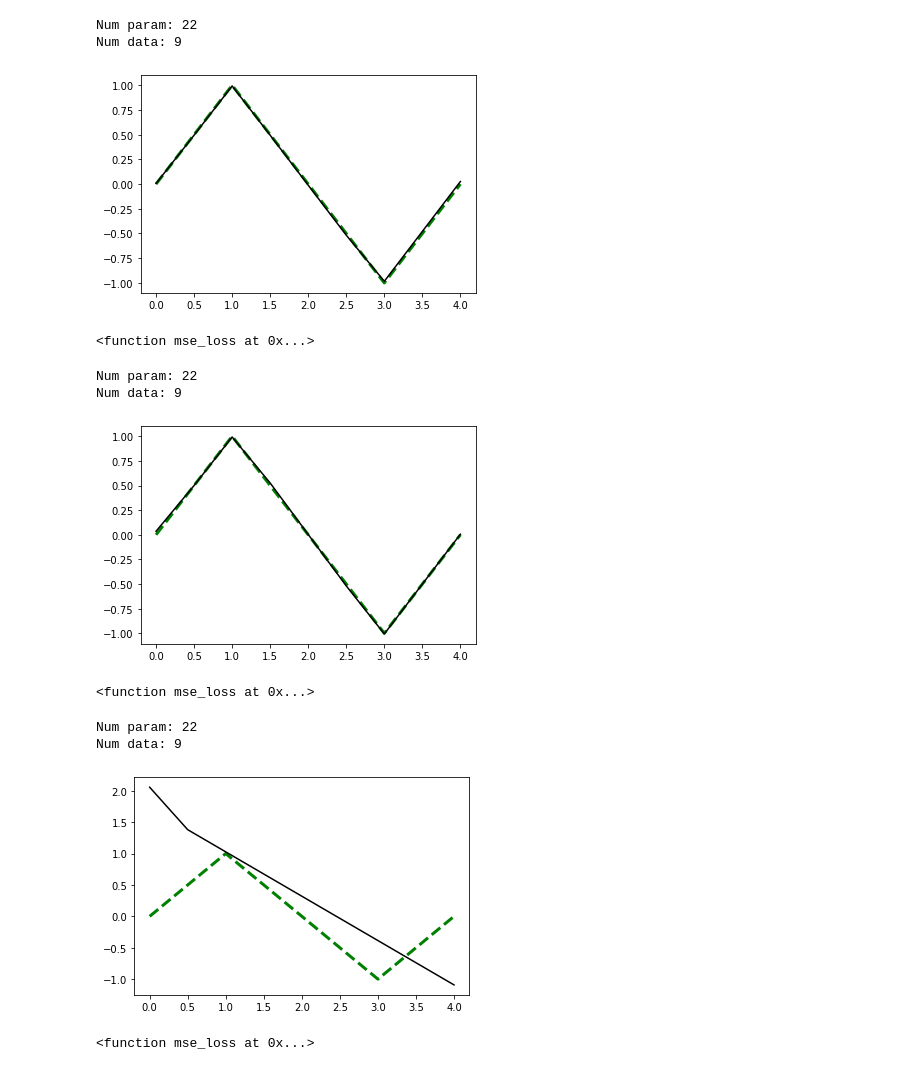
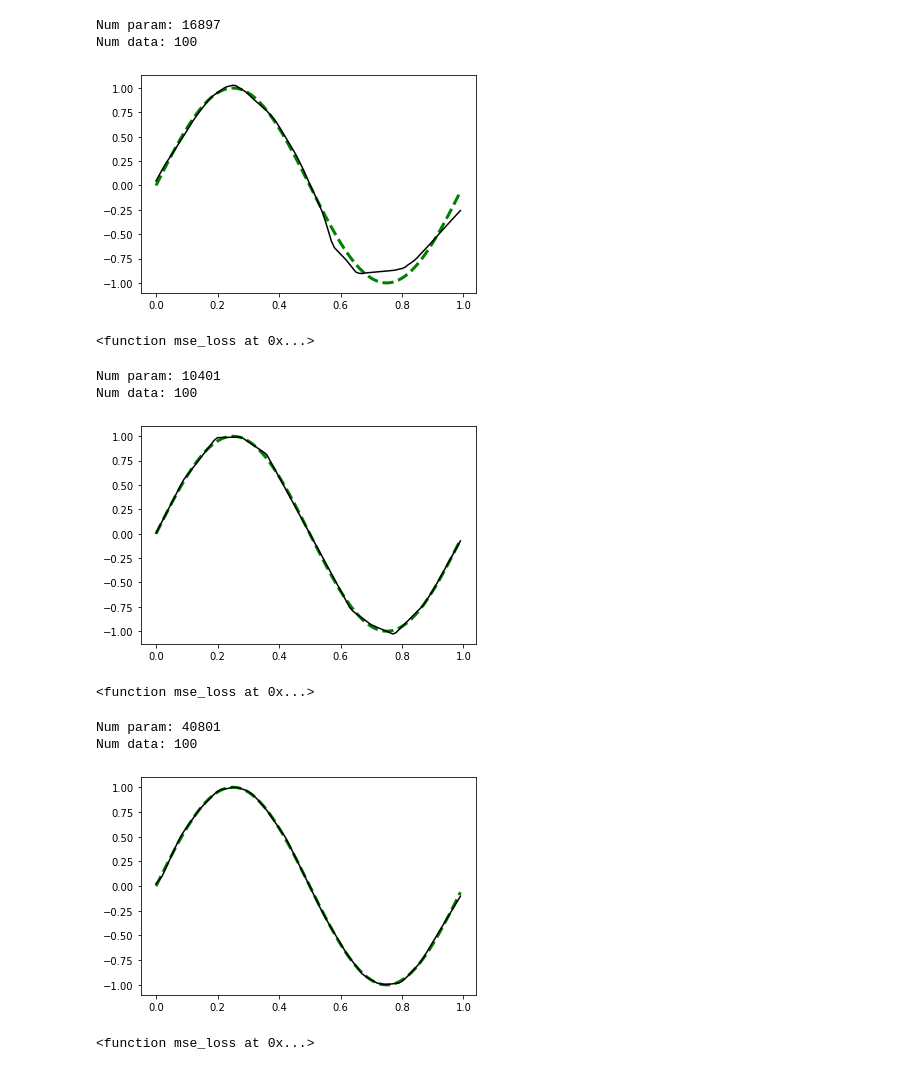
Before and after one commit to EricCousineau-TRI/repro, a Jupyter notebook: python/understand_torch_sgd_and_mlp/mlp_sin.ipynb, the cells around one changed output. Saved outputs shown, nothing was run; the diff lists cells and outputs as text; code cells hidden in the pictures.

```diff
--- a/python/understand_torch_sgd_and_mlp/mlp_sin.ipynb
+++ b/python/understand_torch_sgd_and_mlp/mlp_sin.ipynb
@@ -338,24 +268,24 @@ Num data: 9
 # %%
-# Perturb a bit.
-fit(perturb(gt_model(), 0.01), partial(Adam, lr=0.001), show_table=False, num_epochs=10)
+# Noisy... merp. But slightly better.
+fit(perturb(make_model(128), 0.5), partial(RMSprop, lr=0.005), show_table=False, num_epochs=500)
 # %% [output]
-Num param: 22
-Num data: 9
+Num param: 16897
+Num data: 100
-[figure, old version]
+[figure, new version]
 <function mse_loss at 0x...>
+# %%
+# Decent-ish. A wee bit rough tho.
+fit(make_model(num_hidden_units=100), partial(Adam, lr=0.1), num_epochs=300, show_table=False)
+# %% [output]
+Num param: 10401
+Num data: 100
+[figure, added]
+<function mse_loss at 0x...>
 # %%
-fit(perturb(gt_model(), 0.05), partial(Adam, lr=0.001), show_table=False, num_epochs=100)
+fit(make_model(num_hidden_units=200), partial(Adam, lr=0.1), num_epochs=300, show_table=False)
 # %% [output]
-Num param: 22
-Num data: 9
+Num param: 40801
+Num data: 100
-[figure, old version]
+[figure, new version]
 <function mse_loss at 0x...>
-# %%
-# Yeah, I just dunno how to tune vanilla SGD for this.
-fit(perturb(make_model(), 1.0), partial(SGD, lr=0.001), num_epochs=50, show_table=False)
-# %% [output]
-Num param: 22
-Num data: 9
-[figure, removed]
-<function mse_loss at 0x...>
 # %%
```
Also changed, not shown: parts of 16 cells of this notebook.
